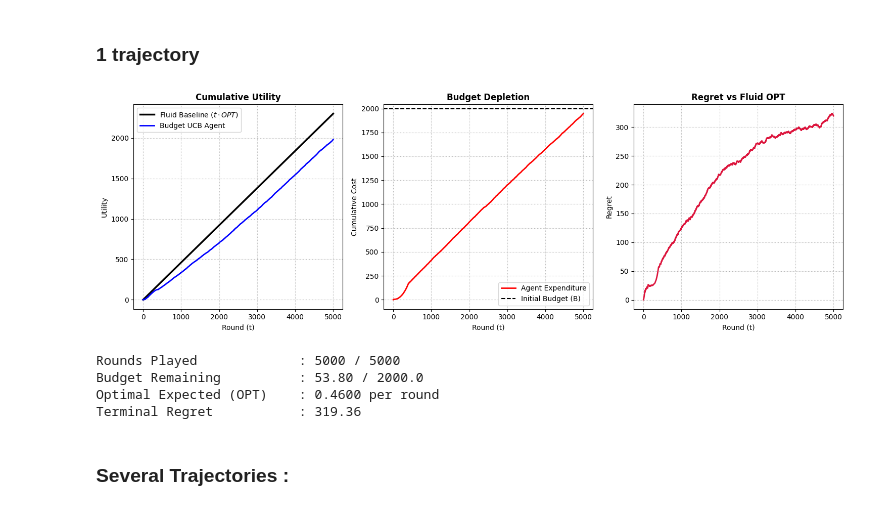
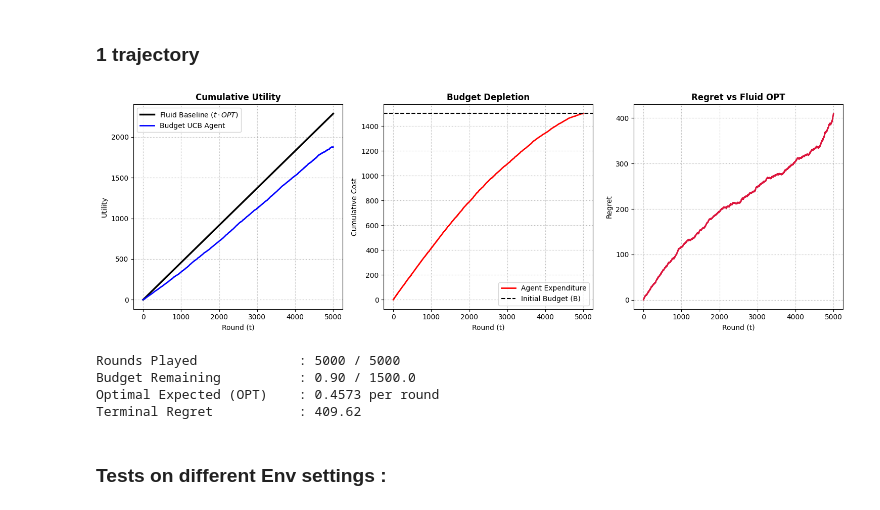
Before and after one commit to AntoineGaborieau/OLA_project, a Jupyter notebook: notebooks/Final_NB_requirement1.ipynb, the cells around one changed output. Cells and saved outputs as stored; diff of their text form; code cells hidden in the pictures.

```diff
--- a/notebooks/Final_NB_requirement1.ipynb
+++ b/notebooks/Final_NB_requirement1.ipynb
@@ -137,7 +135,4 @@ import matplotlib.pyplot as plt
 # Route module lookups to the src directory
 sys.path.append(os.path.abspath(os.path.join('..')))
 from src.environments import SingleCampaignEnvironment
-from src.learner import SingleCampaignUCB1Learner
-
-def uniform_generator(size):
-    return np.random.uniform(0.0, 1.0, size=size)
+from src.learners import SingleCampaignUCB1Learner
@@ -327,17 +319,6 @@ K = 11
 N_SIMULATIONS = 20  # Minimum required for statistical significance
 value = 1.0
 bid_space = np.linspace(0.0, 1.0, K)
-
-# --- 2. Market Generators ---
-def uniform_generator(size):
-    return np.random.uniform(0.0, 1.0, size=size)
-
-def beta_generator(size, a=2, b=5):
-    return np.random.beta(a, b, size=size)
-
-def clipped_gaussian_generator(size):
-    raw_samples = np.random.normal(loc=0.4, scale=0.15, size=size)
-    return np.clip(raw_samples, 0.0, 1.0)
 
 environments = {
     'Uniform': uniform_generator,
@@ -449,20 +427,25 @@ import numpy as np
 import matplotlib.pyplot as plt
 from scipy.optimize import minimize_scalar
 
-# Route module lookups to the src directory
 sys.path.append(os.path.abspath(os.path.join('..')))
 from src.environments import SingleCampaignEnvironment
 from src.learners import SingleCampaignUCB1Learner, SmartUCB1Agent
 
 # 1. Configuration
-T = 5000
+T = 50000
 K = 11
 N_SIMULATIONS = 5
 value = 1.0
 bid_space = np.linspace(0.0, 1.0, K)
 
+# Beta Distribution Parameters
+# alpha < beta: Right-skewed (mostly low competing bids)
+# alpha > beta: Left-skewed (mostly high competing bids)
+ALPHA = 2.0
+BETA = 5.0
+
 def target_generator(size):
-    return np.random.uniform(0.0, 1.0, size=size)
+    return np.random.beta(ALPHA, BETA, size=size)
 
 # 2. Compute Fluid Baselines
 print("Computing theoretical baselines via Monte Carlo integration...")
@@ -555,7 +538,6 @@ axes[1].set_xlabel('Round (t)')
 axes[1].grid(True, linestyle=':', alpha=0.7)
 axes[1].legend(loc='upper left')
 
-plt.suptitle('Informational Architecture Comparison: Bandit vs. Partial Feedback', fontsize=14, fontweight='bold', y=1.02)
 plt.tight_layout()
 plt.show()
 # %% [output]
@@ -779,7 +752,7 @@ from scipy.optimize import linprog
 T = 5000
 K = 11
 value = 1.0
-B = 0.4*T # Binding budget constraint
+B = 0.3*T # Binding budget constraint
 rho = B / T
 bid_space = np.linspace(0.0, 1.0, K)
 
@@ -846,37 +819,37 @@ plt.title('Cumulative Utility', fontweight='bold')
 plt.xlabel('Round (t)')
 plt.ylabel('Utility')
 plt.grid(True, linestyle=':')
 plt.legend()
 
 plt.subplot(1, 3, 2)
 plt.plot(time_steps, cum_costs_agent, color='red', lw=2, label='Agent Expenditure')
 plt.axhline(y=B, color='black', linestyle='--', label='Initial Budget (B)')
 plt.title('Budget Depletion', fontweight='bold')
 plt.xlabel('Round (t)')
 plt.ylabel('Cumulative Cost')
 plt.grid(True, linestyle=':')
 plt.legend()
 
 plt.subplot(1, 3, 3)
 plt.plot(time_steps, regret, color='crimson', lw=2)
 plt.title('Regret vs Fluid OPT', fontweight='bold')
 plt.xlabel('Round (t)')
 plt.ylabel('Regret')
 plt.grid(True, linestyle=':')
 
 plt.tight_layout()
 plt.show()
 
 # 7. Terminal Outputs
 print(f"Rounds Played             : {T} / {T}")
 print(f"Budget Remaining          : {B - cum_costs_agent[-1]:.2f} / {B}")
 print(f"Optimal Expected (OPT)    : {OPT:.4f} per round")
 print(f"Terminal Regret           : {regret[-1]:.2f}")
 # %% [output]
-[figure, old version]
+[figure, new version]
 Rounds Played             : 5000 / 5000
-Budget Remaining          : 53.80 / 2000.0
-Optimal Expected (OPT)    : 0.4600 per round
-Terminal Regret           : 319.36
+Budget Remaining          : 0.90 / 1500.0
+Optimal Expected (OPT)    : 0.4573 per round
+Terminal Regret           : 409.62
 # %% [markdown]
-### Several Trajectories :
+### Tests on different Env settings :
```
Also changed, not shown: parts of 25 cells of this notebook.
